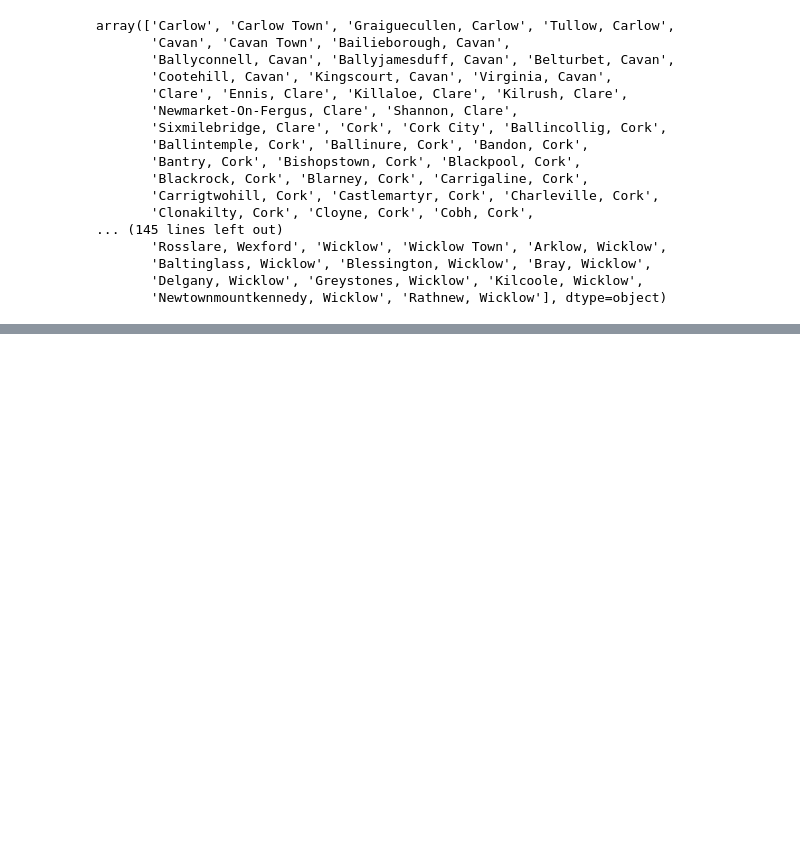
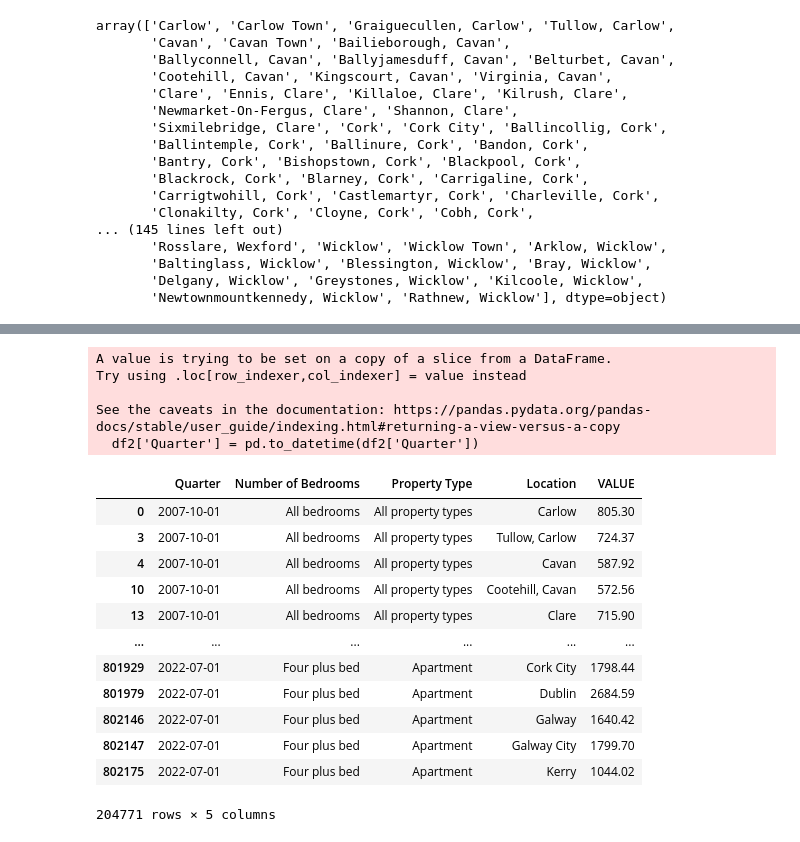
Before and after one commit to FabyBarrios/python, a Jupyter notebook: Statistics/Rents_Ireland.ipynb, the cells around one changed output, grey strips where cells are left out. Drawn from its saved outputs; the diff is of its cells as text; code cells hidden in the pictures; blank space fills up the shorter version.

```diff
--- a/Statistics/Rents_Ireland.ipynb
+++ b/Statistics/Rents_Ireland.ipynb
@@ -164,0 +253,3 @@ array(['Carlow', 'Carlow Town', 'Graiguecullen, Carlow', 'Tullow, Carlow',
+# %%
+# Dropping rows with missing values
+df2 = df.dropna()
@@ -164,0 +283,25 @@ array(['Carlow', 'Carlow Town', 'Graiguecullen, Carlow', 'Tullow, Carlow',
+# %%
+# Convert the date column to datetime
+df2['Quarter'] = pd.to_datetime(df2['Quarter'])
+# %% [output]
+A value is trying to be set on a copy of a slice from a DataFrame.
+Try using .loc[row_indexer,col_indexer] = value instead
+
+See the caveats in the documentation: https://pandas.pydata.org/pandas-docs/stable/user_guide/indexing.html#returning-a-view-versus-a-copy
+  df2['Quarter'] = pd.to_datetime(df2['Quarter'])
+# %%
+df2
+# %% [output]
+|  | Quarter | Number of Bedrooms | Property Type | Location | VALUE |
+| 0 | 2007-10-01 | All bedrooms | All property types | Carlow | 805.30 |
+| 3 | 2007-10-01 | All bedrooms | All property types | Tullow, Carlow | 724.37 |
+| 4 | 2007-10-01 | All bedrooms | All property types | Cavan | 587.92 |
+| 10 | 2007-10-01 | All bedrooms | All property types | Cootehill, Cavan | 572.56 |
+| 13 | 2007-10-01 | All bedrooms | All property types | Clare | 715.90 |
+| ... | ... | ... | ... | ... | ... |
+| 801929 | 2022-07-01 | Four plus bed | Apartment | Cork City | 1798.44 |
+| 801979 | 2022-07-01 | Four plus bed | Apartment | Dublin | 2684.59 |
+| 802146 | 2022-07-01 | Four plus bed | Apartment | Galway | 1640.42 |
+| 802147 | 2022-07-01 | Four plus bed | Apartment | Galway City | 1799.70 |
+| 802175 | 2022-07-01 | Four plus bed | Apartment | Kerry | 1044.02 |
+204771 rows × 5 columns
```
Also changed, not shown: parts of 19 cells of this notebook.
